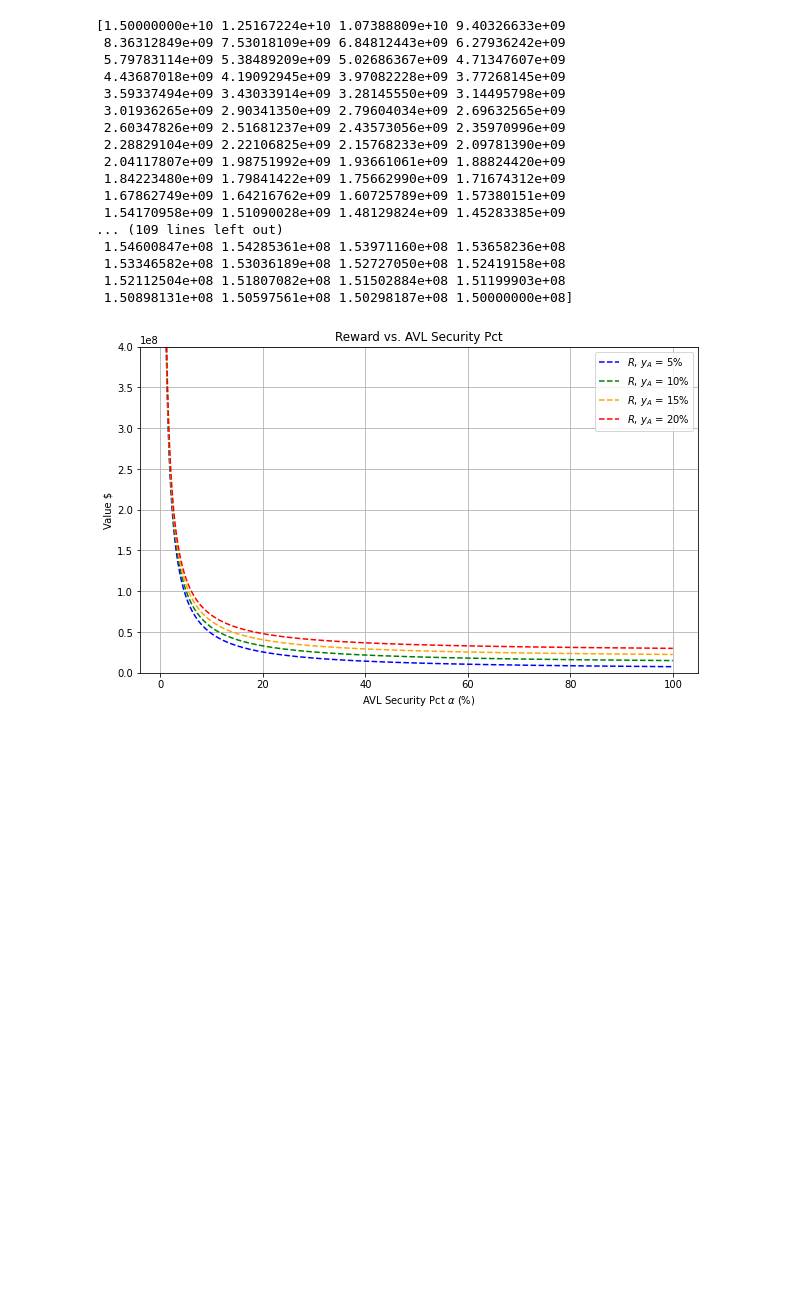
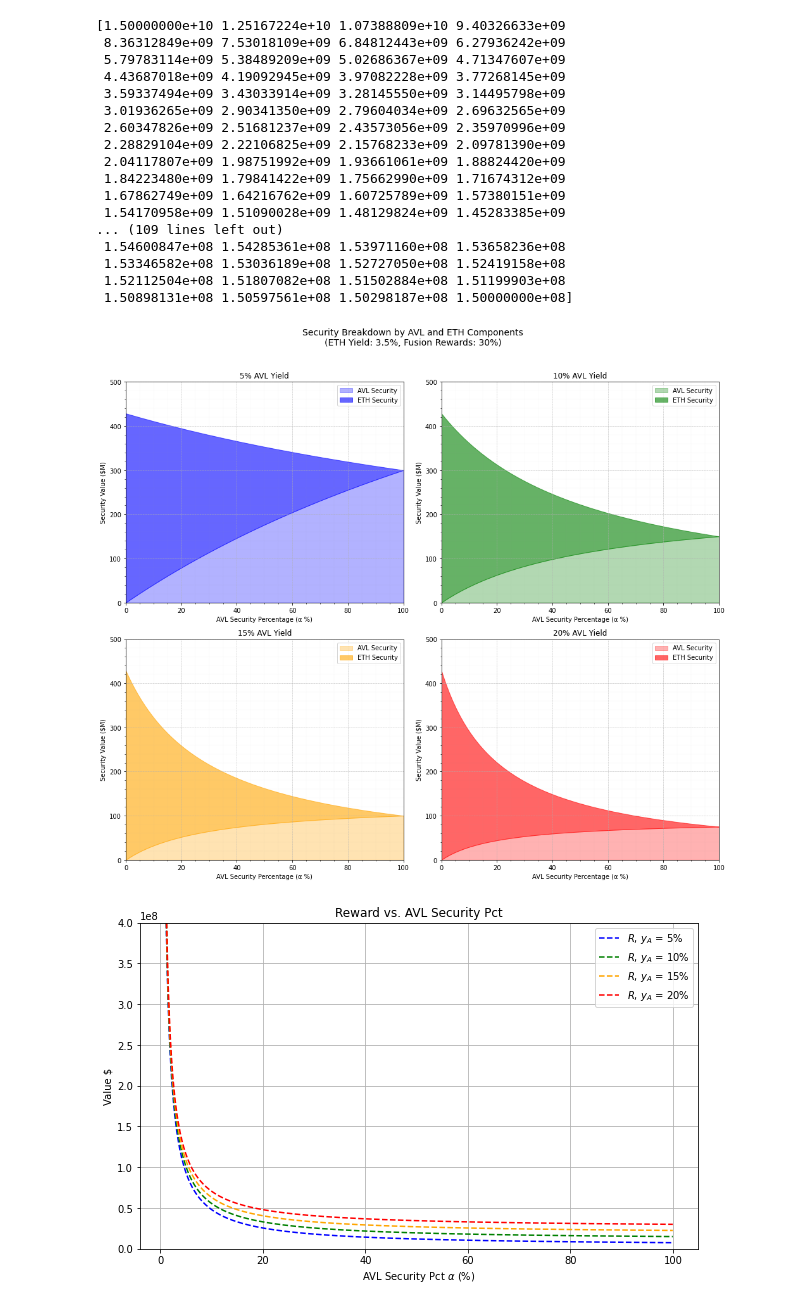
Before and after one commit to dengwx11/Avail-Fusion-CryptoEcon, a Jupyter notebook: params_filter.ipynb, the cells around one changed output. Drawn from its saved outputs; the diff is of its cells as text; code cells hidden in the pictures; blank space fills up the shorter version.

```diff
--- a/params_filter.ipynb
+++ b/params_filter.ipynb
@@ -203,6 +233,80 @@ print(D_values)
  1.53346582e+08 1.53036189e+08 1.52727050e+08 1.52419158e+08
  1.52112504e+08 1.51807082e+08 1.51502884e+08 1.51199903e+08
  1.50898131e+08 1.50597561e+08 1.50298187e+08 1.50000000e+08]
+# %%
+def plot_security_breakdown(eth_yield=0.035, total_supply=10e9, avl_price=0.1,
+                           inflation_rate=0.05, fusion_rewards_pct=0.30):
+    """
+    Plots stacked area curves in 2x2 layout showing AVL and ETH security breakdown
+
+    Args:
+        eth_yield (float): ETH yield percentage (default: 0.035)
+        total_supply (float): Total supply of AVL tokens (default: 10e9)
+        avl_price (float): Price per AVL token in USD (default: 0.1)
+        inflation_rate (float): Annual inflation rate (default: 0.05)
+        fusion_rewards_pct (float): Percentage of rewards allocated to fusion (default: 0.30)
+    """
+    # AVL yield cases to plot
+    avl_yields = [0.05, 0.10, 0.15, 0.20]
+    colors = ['blue', 'green', 'orange', 'red']
+    titles = ['5% AVL Yield', '10% AVL Yield', '15% AVL Yield', '20% AVL Yield']
+
+    # Create figure and subplots
+    fig, axes = plt.subplots(2, 2, figsize=(14, 12))
+    axes = axes.flatten()  # Flatten to 1D array for easier iteration
+
+    # Alpha values from 0% to 100%
+    alpha_values = np.linspace(0, 1, 500)
+
+    # Plot for each AVL yield case
+    for idx, (avl_yield, color, title) in enumerate(zip(avl_yields, colors, titles)):
+        ax = axes[idx]
+
+        # Calculate average yield
+        avg_yield = alpha_values * avl_yield + (1 - alpha_values) * eth_yield
+
+        # Calculate total security
+        total_security = (fusion_rewards_pct * total_supply * avl_price * inflation_rate) / avg_yield
+
+        # Calculate AVL and ETH security components
+        avl_security = total_security * alpha_values
+        eth_security = total_security * (1 - alpha_values)
+
+        # Plot stacked areas
+        ax.fill_between(alpha_values * 100, 0, avl_security / 1e6,
+                       color=color, alpha=0.3, label='AVL Security')
+        ax.fill_between(alpha_values * 100, avl_security / 1e6, total_security / 1e6,
+                       color=color, alpha=0.6, label='ETH Security')
+
+        # Add subplot title and labels
+        ax.set_title(title)
+        ax.set_xlabel('AVL Security Percentage (α %)')
+        ax.set_ylabel('Security Value ($M)')
+
+        # Add grid and legend
+        ax.grid(True, which='both', linestyle='--', linewidth=0.5)
+        ax.minorticks_on()
+        ax.grid(True, which='minor', linestyle=':', linewidth=0.2, alpha=0.5)
+        ax.legend()
+
+        # Set axis limits
+        ax.set_xlim(0, 100)
+        ax.set_ylim(0, 500)  # Adjust based on your security range
+
+    # Add main title
+    fig.suptitle(f'Security Breakdown by AVL and ETH Components\n'
+                f'(ETH Yield: {eth_yield*100:.1f}%, Fusion Rewards: {fusion_rewards_pct*100:.0f}%)',
+                y=1.02, fontsize=14)
+
+    # Adjust layout
+    plt.tight_layout()
+    plt.show()
+
+
+plot_security_breakdown(eth_yield=0.035, total_supply=10e9, avl_price=0.1,
+                       inflation_rate=0.05, fusion_rewards_pct=0.30)
+# %% [output]
+[figure, added]
 # %%
 avl_price = 0.1
 FDV = 10000000000 * avl_price
```
Also changed, not shown: parts of 7 cells of this notebook, 3 other files.
